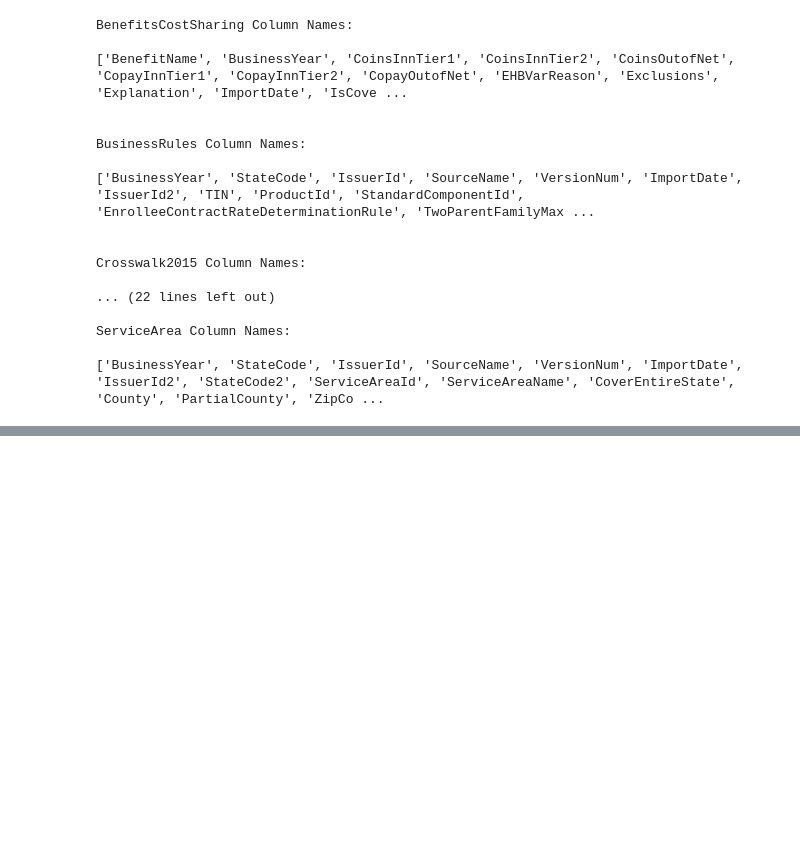
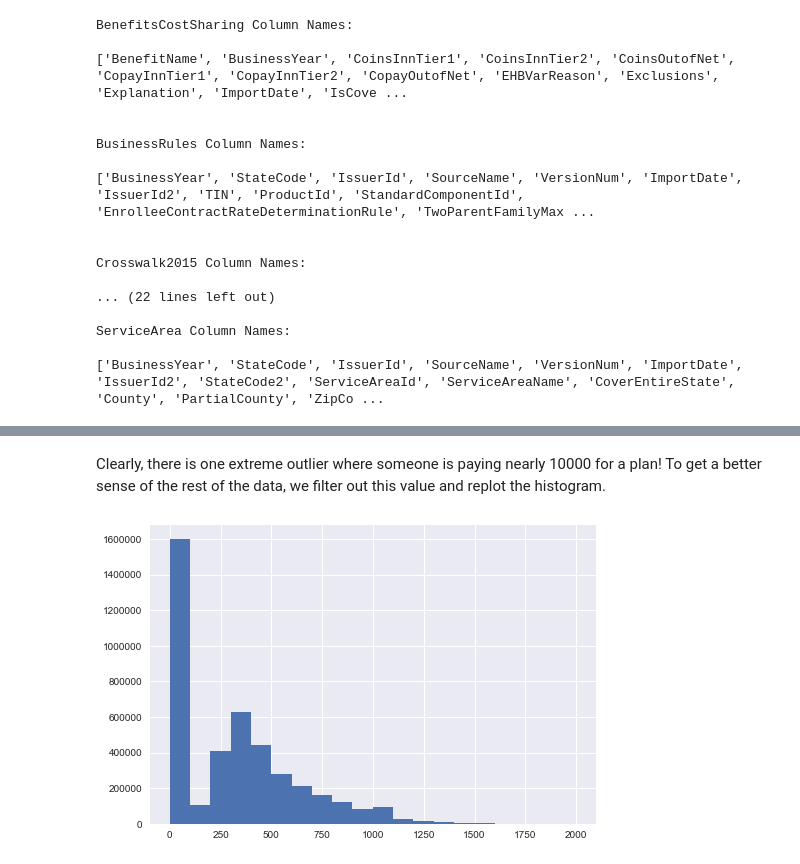
Before and after one commit to aawiegel/HHS-Market-Analysis, a Jupyter notebook: ExploratoryAnalysis.ipynb, the cells around one changed output, grey strips where cells are left out. Saved outputs shown, nothing was run; the diff lists cells and outputs as text; code cells hidden in the pictures; blank space fills up the shorter version.

```diff
--- a/ExploratoryAnalysis.ipynb
+++ b/ExploratoryAnalysis.ipynb
@@ -72,0 +86,7 @@ print(results.head())
+# %% [markdown]
+Clearly, there is one extreme outlier where someone is paying nearly 10000 for a plan! To get a better sense of the rest of the data, we filter out this value and replot the histogram.
+# %%
+plt.hist(rates[rates['IndividualRate'] < 2000]['IndividualRate'], bins=20)
+plt.show()
+# %% [output]
+[figure, added]
```
Also changed, not shown: parts of 3 cells of this notebook.
